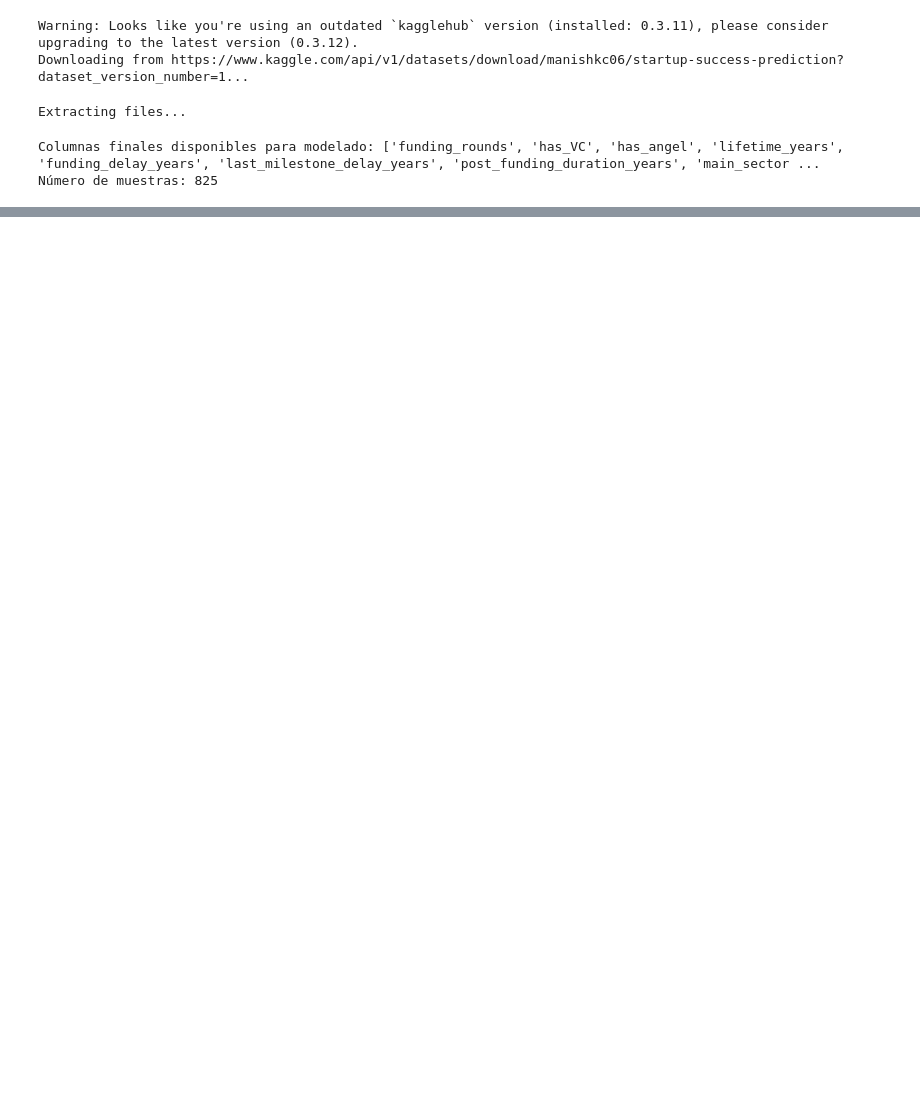
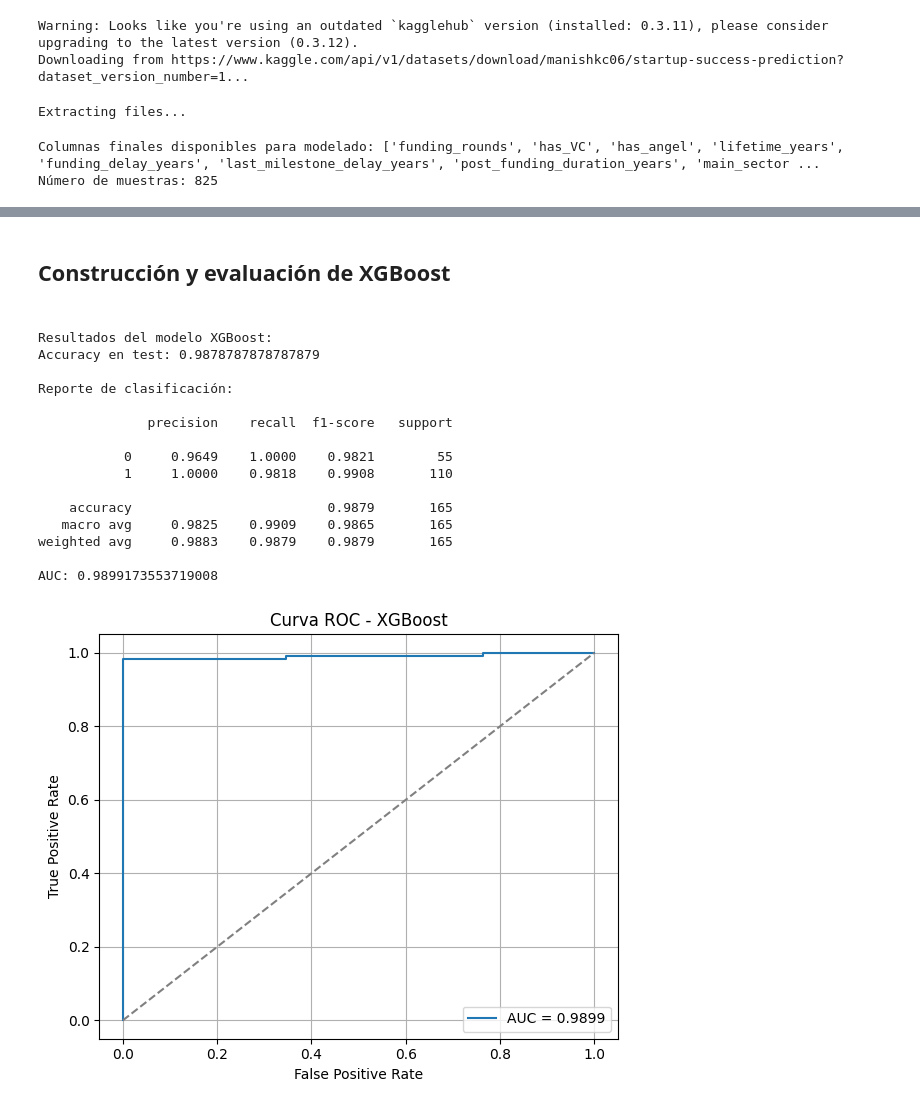
Before and after one commit to velas02/TFM, a Jupyter notebook: RandomForest y XGBOOST.ipynb, the cells around one changed output, grey strips where cells are left out. Saved outputs shown, nothing was run; the diff lists cells and outputs as text; code cells hidden in the pictures; blank space fills up the shorter version.

```diff
--- a/RandomForest y XGBOOST.ipynb
+++ b/RandomForest y XGBOOST.ipynb
@@ -697,0 +299,67 @@ AUC: 0.9899173553719008
+# %% [markdown]
+<h2> Construcción y evaluación de XGBoost <h2>
+# %%
+from sklearn.model_selection import train_test_split
+from sklearn.compose import ColumnTransformer
+from sklearn.pipeline import Pipeline
+from sklearn.preprocessing import OneHotEncoder
+import xgboost as xgb
+from sklearn.metrics import accuracy_score, classification_report, roc_auc_score, roc_curve
+import matplotlib.pyplot as plt
+import pandas as pd
+
+X = df.drop(columns='labels')
+y = df['labels'].astype(int).values
+X_train, X_test, y_train, y_test = train_test_split(X, y, test_size=0.2, stratify=y, random_state=42)
+
+cat_cols = X.select_dtypes(include=['object', 'bool', 'category']).columns.tolist()
+
+preprocessor = ColumnTransformer(
+    transformers=[('ohe', OneHotEncoder(handle_unknown='ignore', sparse_output=False), cat_cols)],
+    remainder='passthrough'
+)
+
+pipeline_xgb = Pipeline([
+    ('prep', preprocessor),
+    ('xgb', xgb.XGBClassifier(random_state=3, eval_metric='logloss'))
+])
+
+pipeline_xgb.fit(X_train, y_train)
+
+y_pred_xgb = pipeline_xgb.predict(X_test)
+y_proba_xgb = pipeline_xgb.predict_proba(X_test)[:, 1]
+
+print("Resultados del modelo XGBoost:")
+print("Accuracy en test:", accuracy_score(y_test, y_pred_xgb))
+print("\nReporte de clasificación:\n")
+print(classification_report(y_test, y_pred_xgb, digits=4))
+print("AUC:", roc_auc_score(y_test, y_proba_xgb))
+
+fpr_xgb, tpr_xgb, _ = roc_curve(y_test, y_proba_xgb)
+plt.figure(figsize=(6, 5))
+plt.plot(fpr_xgb, tpr_xgb, label=f"AUC = {roc_auc_score(y_test, y_proba_xgb):.4f}")
+plt.plot([0, 1], [0, 1], linestyle="--", color='gray')
+plt.xlabel("False Positive Rate")
+plt.ylabel("True Positive Rate")
+plt.title("Curva ROC - XGBoost")
+plt.legend()
+plt.grid()
+plt.tight_layout()
+plt.show()
+# %% [output]
+Resultados del modelo XGBoost:
+Accuracy en test: 0.9878787878787879
+
+Reporte de clasificación:
+
+              precision    recall  f1-score   support
+
+           0     0.9649    1.0000    0.9821        55
+           1     1.0000    0.9818    0.9908       110
+
+    accuracy                         0.9879       165
+   macro avg     0.9825    0.9909    0.9865       165
+weighted avg     0.9883    0.9879    0.9879       165
+
+AUC: 0.9899173553719008
+[figure, added]
```
Also changed, not shown: parts of 7 cells of this notebook, 2 other files.
